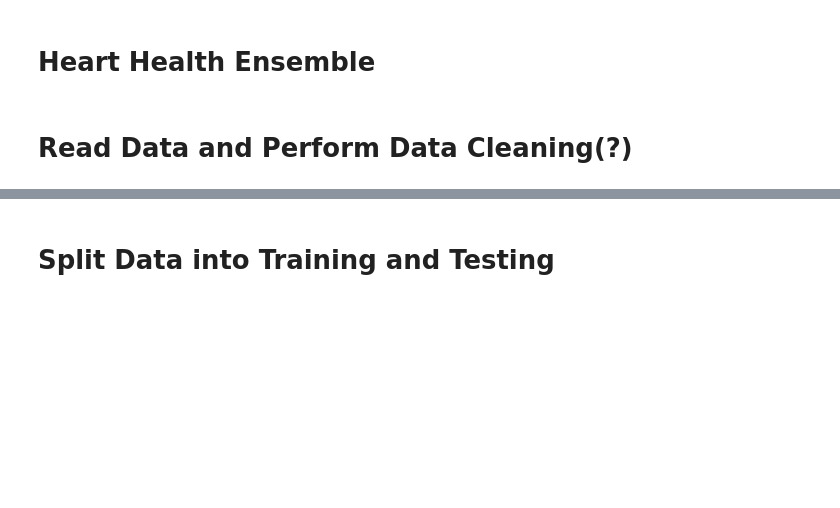
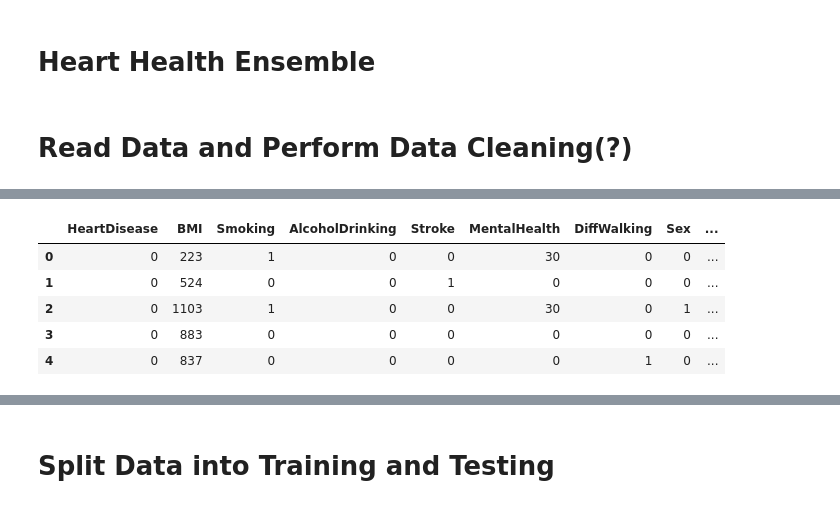
Before and after one commit to saramcel/Group5_Final_Project, a Jupyter notebook: Team_5_Sup_ML.ipynb, the cells around one changed output, grey strips where cells are left out. Drawn from its saved outputs; the diff is of its cells as text; code cells hidden in the pictures; blank space fills up the shorter version.

```diff
--- a/Team_5_Sup_ML.ipynb
+++ b/Team_5_Sup_ML.ipynb
@@ -73,2 +100,30 @@ AttributeError: 'NoneType' object has no attribute 'update'
+# %%
+from sklearn.preprocessing import LabelEncoder
+le = LabelEncoder()
+cols = [
+    "HeartDisease",
+    "Smoking",
+    "AlcoholDrinking",
+    "Stroke",
+    "DiffWalking",
+    "Sex",
+    "AgeCategory",
+    "Race",
+    "Diabetic",
+    "PhysicalActivity",
+    "SleepTime",
+    "Asthma",
+    "KidneyDisease",
+    "SkinCancer"    ]
+df2 = df.copy()
+df2 = df2.apply(le.fit_transform)
+df2.head()
+# %% [output]
+|  | HeartDisease | BMI | Smoking | AlcoholDrinking | Stroke | MentalHealth | DiffWalking | Sex | ... |
+| 0 | 0 | 223 | 1 | 0 | 0 | 30 | 0 | 0 | ... |
+| 1 | 0 | 524 | 0 | 0 | 1 | 0 | 0 | 0 | ... |
+| 2 | 0 | 1103 | 1 | 0 | 0 | 30 | 0 | 1 | ... |
+| 3 | 0 | 883 | 0 | 0 | 0 | 0 | 0 | 0 | ... |
+| 4 | 0 | 837 | 0 | 0 | 0 | 0 | 1 | 0 | ... |
 # %%
 
```
Also changed, not shown: parts of 39 cells of this notebook, 1 other file.
